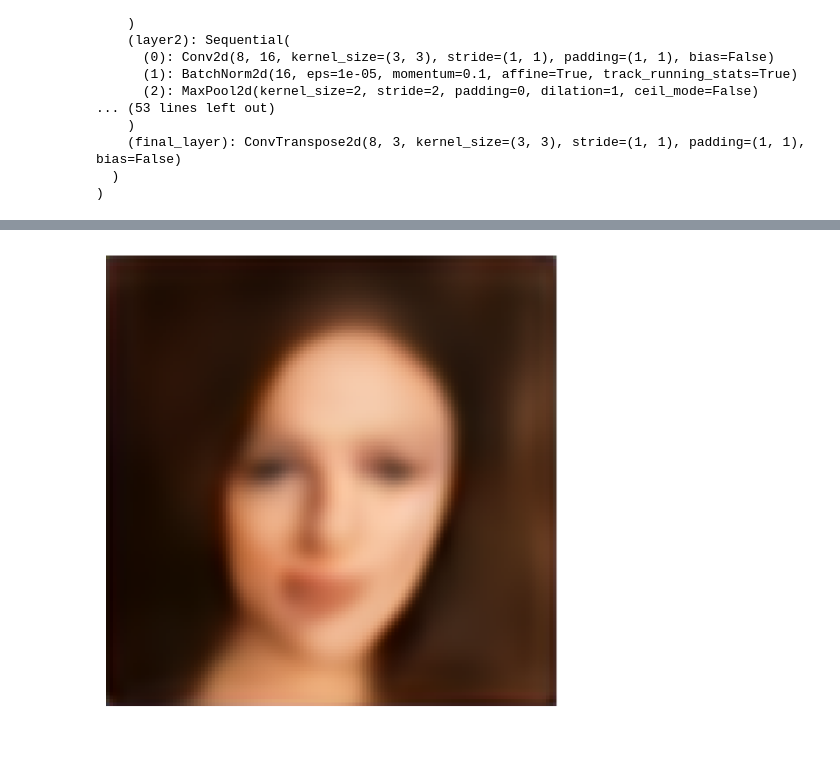
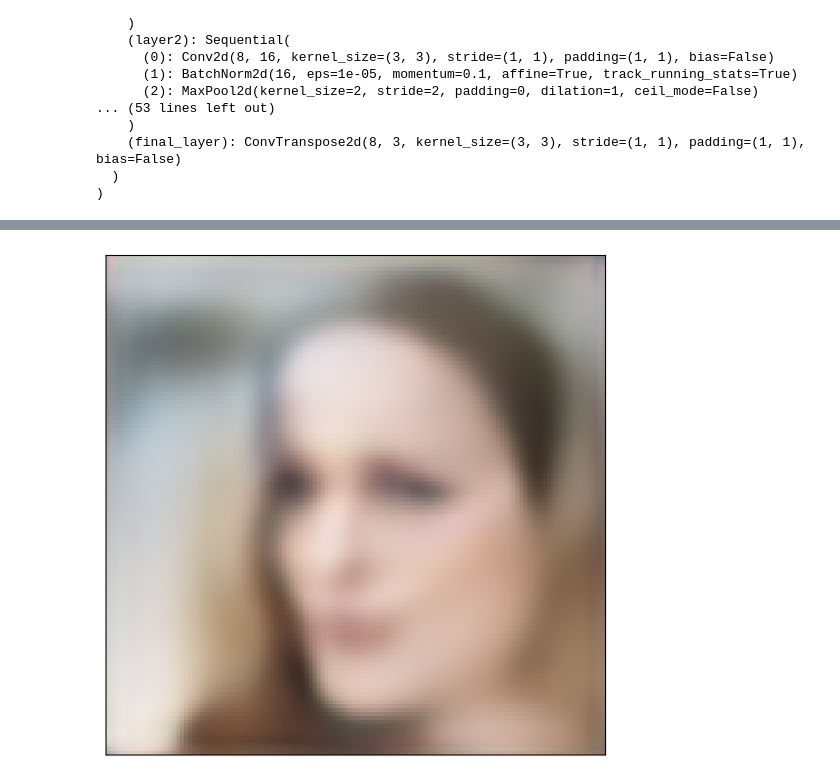
Before and after one commit to artmerinov/VAE, a Jupyter notebook: vae_celeba.ipynb, the cells around one changed output, grey strips where cells are left out. Drawn from its saved outputs; the diff is of its cells as text; code cells hidden in the pictures; blank space fills up the shorter version.

```diff
--- a/vae_celeba.ipynb
+++ b/vae_celeba.ipynb
@@ -105,12 +109,14 @@ VAE(
   )
 )
 # %%
+set_random_seed(seed=0)
 imgs = [celeba_dataset_pure[r] for r in random.sample(range(30_000), 10)]
 imgs.append(imgs[0])
 
 for img in imgs:
 
     fig, (ax1, ax2) = plt.subplots(1, 2, figsize=(6,3))
+    plt.subplots_adjust(top=1, bottom=0, right=1, left=0, hspace=0, wspace=0)
 
     ax1.set_xticks([])
     ax1.set_yticks([])
@@ -142,7 +148,7 @@ for img in imgs:
 # %%
 eps = torch.randn_like(mu)
 
-STEPS = 30
+STEPS = 20
 
 decoded = []
 for i in range(len(params) - 1):
@@ -167,20 +173,17 @@ for i in range(len(params) - 1):
         output = inverse_normalize(output).view(3,128,128).permute(1,2,0).cpu().detach()
         decoded.append(output)
 # %%
-fig, ax = plt.subplots()
-plt.tight_layout(pad=0)
+fig, ax = plt.subplots(figsize=(5,5))
+plt.subplots_adjust(top=1, bottom=0, right=1, left=0, hspace=0, wspace=0)
 
 def animate(i):
     ax.clear()
     f = ax.imshow(decoded[i])
     ax.set_xticks([])
     ax.set_yticks([])
-    ax.set_xticklabels([])
-    ax.set_yticklabels([])
-    ax.set_frame_on(False)
     return f
 
 ani = FuncAnimation(fig=fig, func=animate, repeat=True, frames=len(decoded))
 ani.save("animation_celeba.gif", dpi=100, writer=PillowWriter(fps=10))
 # %% [output]
-[figure, old version]
+[figure, new version]
```
Also changed, not shown: parts of 2 cells of this notebook, 2 other files.
